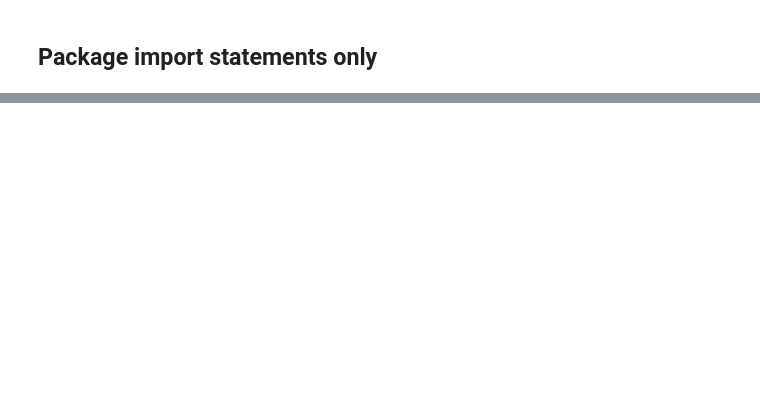
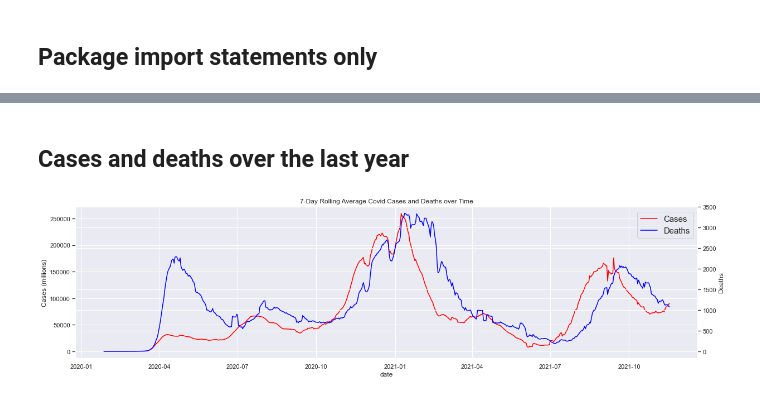
Before and after one commit to jgreene114/INFO2950Project, a Jupyter notebook: Data_Analysis_2.ipynb, the cells around one changed output, grey strips where cells are left out. Saved outputs shown, nothing was run; the diff lists cells and outputs as text; code cells hidden in the pictures; blank space fills up the shorter version.

```diff
--- a/Data_Analysis_2.ipynb
+++ b/Data_Analysis_2.ipynb
@@ -115,0 +36,6 @@ county_internet_df.avg_mbps_rating.plot.hist()
+# %%
+og_time_srs_df = pd.read_csv('/Users/josephgreene/Library/CloudStorage/Box-Box/project_county_covid_data')
+og_static_df = pd.read_csv('/Users/josephgreene/GitHub/INFO2950Project/project_county_static_data')
+# %%
+time_srs_df = og_time_srs_df.copy()
+static_df = og_static_df.copy()
@@ -115,0 +300,9 @@ county_internet_df.avg_mbps_rating.plot.hist()
+# %%
+# Cleaning the time series data
+
+time_srs_df['date'] = pd.to_datetime(time_srs_df['date'])
+# time_srs_df.drop(columns='Unnamed: 0',inplace=True)
+time_srs_df['death_rate'] = time_srs_df['tot_deaths'] / time_srs_df['tot_cases']
+time_srs_df['dr_rating'] = pd.to_numeric(pd.qcut(time_srs_df.death_rate, 6, labels=list(range(6))))
+time_srs_df['rec_death_rate'] = time_srs_df.deaths.rolling(30).sum() / time_srs_df.cases.rolling(7).sum()
+time_srs_df['rec_dr_rating'] = pd.to_numeric(pd.qcut(time_srs_df['rec_death_rate'], 6, labels=list(range(6)), duplicates='drop'))
@@ -115,0 +324,39 @@ county_internet_df.avg_mbps_rating.plot.hist()
+# %% [markdown]
+## Cases and deaths over the last year
+# %%
+temp_df = time_srs_df.groupby(by=pd.to_datetime(time_srs_df.date)).sum()
+fig, ax = plt.subplots()
+
+
+sns.set_theme()
+
+ax = sns.lineplot(
+    x=temp_df.index,
+    y=temp_df.cases.rolling(7).mean(),
+    data=temp_df,
+    color='red',
+)
+
+ax2 = ax.twinx()
+ax2 = sns.lineplot(
+    x=temp_df.index,
+    y=temp_df.deaths.rolling(7).mean(),
+    data=temp_df,
+    color='blue'
+)
+
+sns.set(rc = {'figure.figsize':(20,5)})
+
+fig.legend(['Cases','Deaths'],loc='upper right', bbox_to_anchor=(.90, .875),prop={'size': 15})
+
+# ax.vlines(pd.to_datetime('2021-01-08'),  ymin=0, ymax=np.max(temp_df.cases.rolling(7).mean()), color='green')
+# ax.vlines(pd.to_datetime('2021-09-13'),  ymin=0, ymax=np.max(temp_df.cases.rolling(7).mean()), color='green')
+
+plt.title('7-Day Rolling Average Covid Cases and Deaths over Time')
+ax2.set_ylabel('Deaths')
+ax.set_ylabel('Cases (millions)')
+plt.xlabel('Date')
+
+plt.show()
+# %% [output]
+[figure, added]
```
Also changed, not shown: parts of 65 cells of this notebook, 4 other files.
